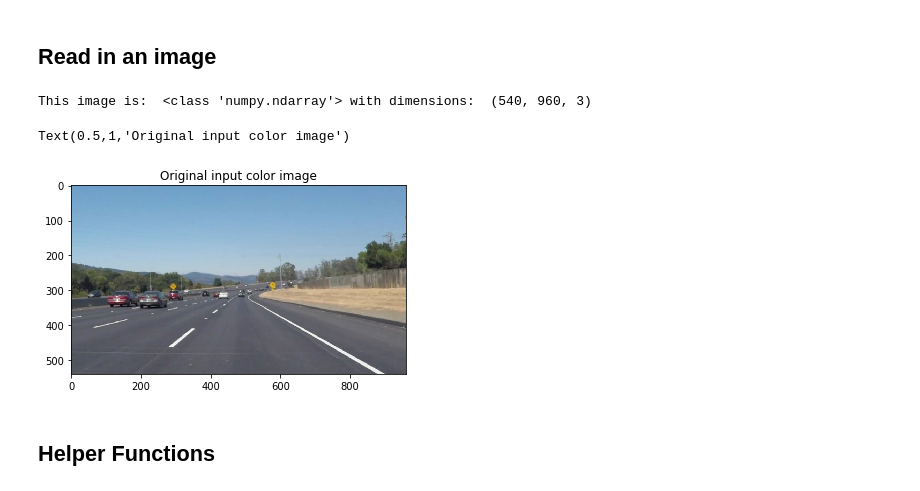
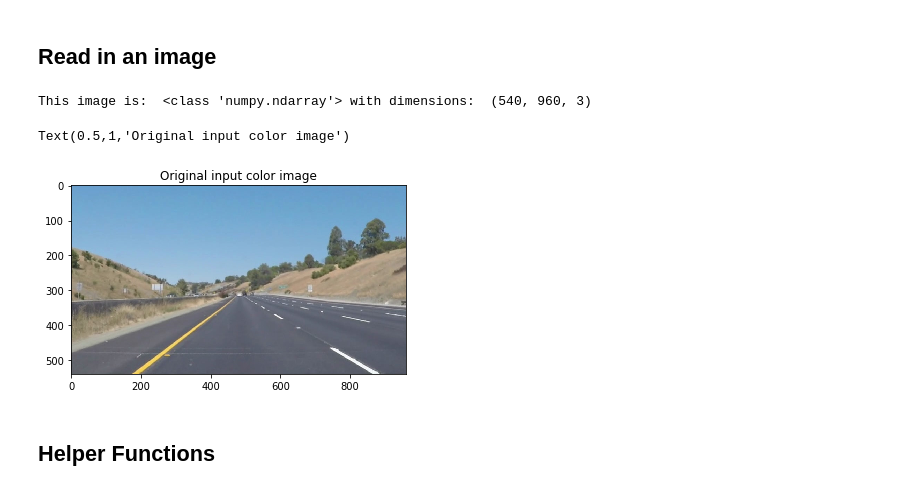
Before and after one commit to aravindk2604/P1_Lane_Lines, a Jupyter notebook: aravind.ipynb, the cells around one changed output. Saved outputs shown, nothing was run; the diff lists cells and outputs as text; code cells hidden in the pictures.

```diff
--- a/aravind.ipynb
+++ b/aravind.ipynb
@@ -15,16 +29,16 @@ import cv2
 ## Read in an image
 # %%
 # input image
-image = mpimg.imread('test_images/solidWhiteCurve.jpg')
+image = mpimg.imread('test_images/whiteCarLaneSwitch.jpg')
 
 # print out the stats of the image and plot it
 print('This image is: ', type(image), 'with dimensions: ', image.shape)
 plt.imshow(image)
 plt.title('Original input color image')
 # %% [output]
 This image is:  <class 'numpy.ndarray'> with dimensions:  (540, 960, 3)
 Text(0.5,1,'Original input color image')
-[figure, old version]
+[figure, new version]
 # %% [markdown]
 ## Helper Functions
 # %%
```
Also changed, not shown: parts of 23 cells of this notebook, 17 other files.
